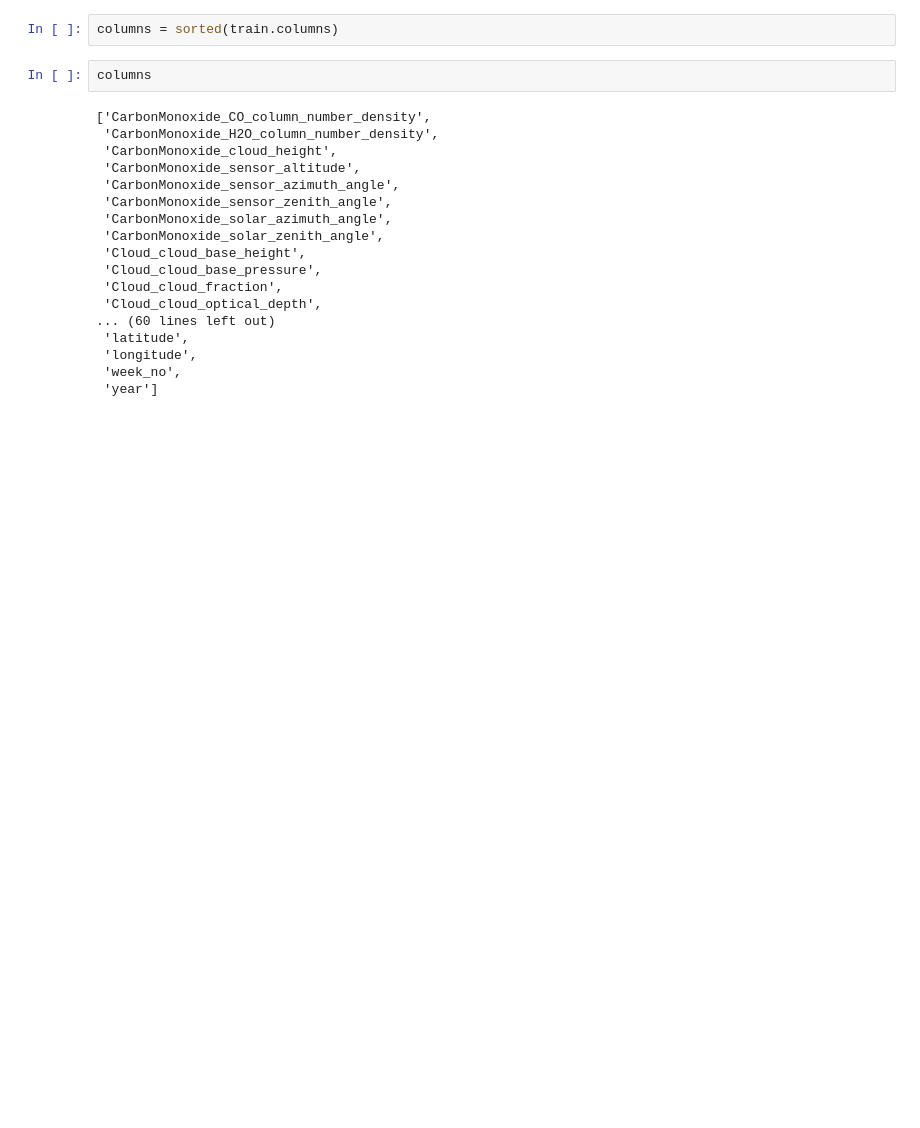
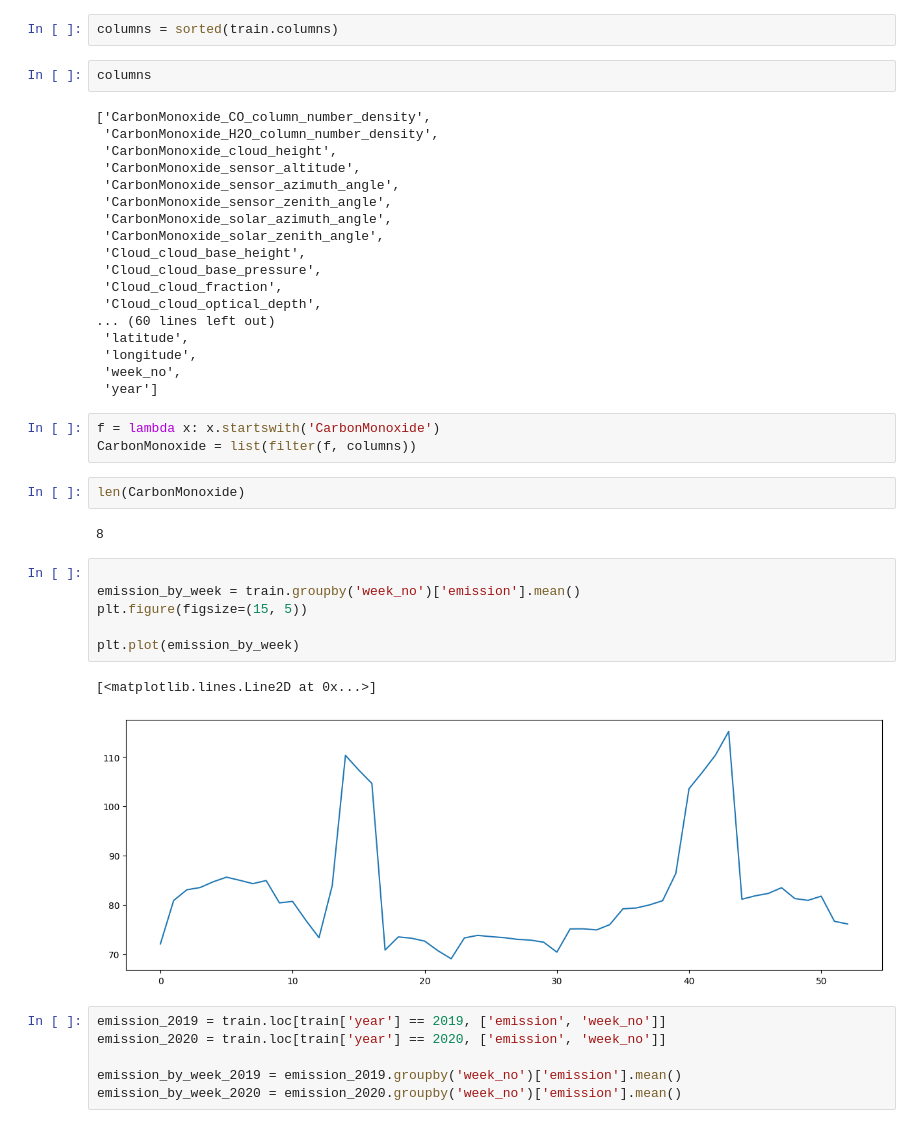
Before and after one commit to yudavid0611/kaggle-co2, a Jupyter notebook: dev/eda/eda.ipynb, the cells around one changed output. Saved outputs shown, nothing was run; the diff lists cells and outputs as text; blank space fills up the shorter version.

```diff
--- a/dev/eda/eda.ipynb
+++ b/dev/eda/eda.ipynb
@@ -41,3 +41,25 @@ columns
  'longitude',
  'week_no',
  'year']
+# %%
+f = lambda x: x.startswith('CarbonMonoxide')
+CarbonMonoxide = list(filter(f, columns))
+# %%
+len(CarbonMonoxide)
+# %% [output]
+8
+# %%
+
+emission_by_week = train.groupby('week_no')['emission'].mean()
+plt.figure(figsize=(15, 5))
+
+plt.plot(emission_by_week)
+# %% [output]
+[<matplotlib.lines.Line2D at 0x...>]
+[figure, added]
+# %%
+emission_2019 = train.loc[train['year'] == 2019, ['emission', 'week_no']]
+emission_2020 = train.loc[train['year'] == 2020, ['emission', 'week_no']]
+
+emission_by_week_2019 = emission_2019.groupby('week_no')['emission'].mean()
+emission_by_week_2020 = emission_2020.groupby('week_no')['emission'].mean()
```
Also changed, not shown: parts of 5 cells of this notebook, 6 other files.
